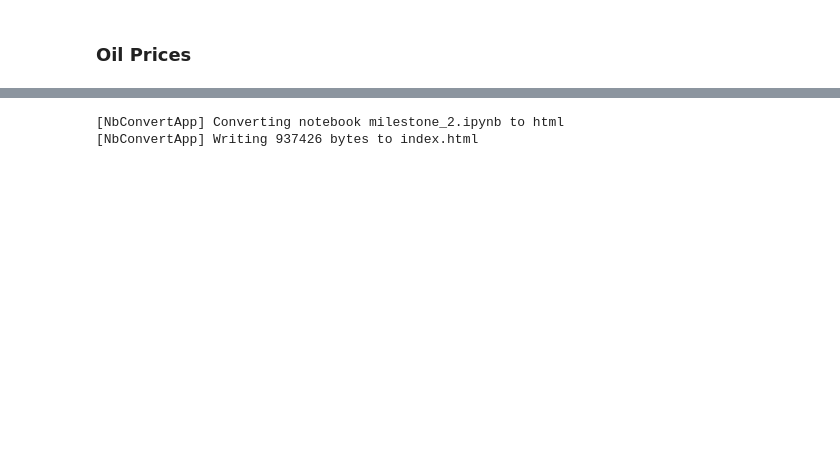
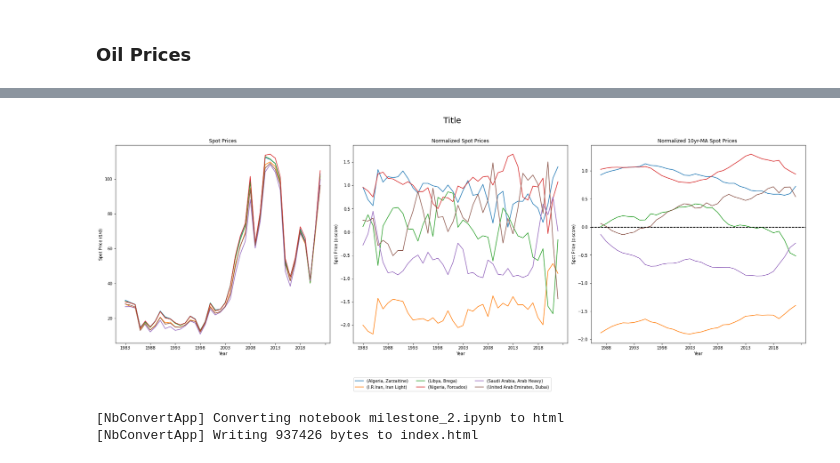
Before and after one commit to willcrodman/data_science_final_project, a Jupyter notebook: milestone_2.ipynb, the cells around one changed output, grey strips where cells are left out. Drawn from its saved outputs; the diff is of its cells as text; code cells hidden in the pictures; blank space fills up the shorter version.

```diff
--- a/milestone_2.ipynb
+++ b/milestone_2.ipynb
@@ -179,3 +205,42 @@ plt.tight_layout()
+# %%
+# Function plots the spot prices of oil, z-score dist. of spot prices and the 10 year moving average of z-score dist. for given list of countries.
+def price_plot_function(cols, title):
+    fig, (ax1, ax2, ax3) = plt.subplots(1, 3, figsize=(24, 8))
+
+    oil_spot_prices[cols].plot(kind='line', legend=False, ax=ax1)
+    ax1.set_xlabel('Year')
+    ax1.set_ylabel('Spot Price ($/d)')
+    ax1.set_title('Spot Prices')
+    ax3.axhline(y=0, color='black', linestyle='--')
+
+    # Computing the z-score
+    oil_spot_prices_norm = opec_oil_spot_prices[cols].apply(zscore, axis=1)
+
+    opec_oil_spot_prices_norm.plot(kind='line', legend=False, ax=ax2)
+    ax2.set_xlabel('Year')
+    ax2.set_ylabel('Spot Price (z-score)')
+    ax2.set_title('Normalized Spot Prices')
+    ax3.axhline(y=0, color='black', linestyle='--')
+
+    # Computing moving average for normalized spot prices.
+    oil_spot_prices_ma = oil_spot_prices_norm.rolling(window=10, min_periods=5).mean()
+
+    oil_spot_prices_ma.plot(kind='line', legend=False, ax=ax3)
+    ax3.set_xlabel('Year')
+    ax3.set_ylabel('Spot Price (z-score)')
+    ax3.set_title('Normalized 10yr-MA Spot Prices ')
+    ax3.axhline(y=0, color='black', linestyle='--')
+
+    lines, labels = ax1.get_legend_handles_labels()
+    fig.legend(lines, labels, loc='center', bbox_to_anchor=(0.5, -0.1), ncol=3)
+    fig.suptitle(title, fontsize=20, y=1.02)
+    plt.tight_layout()
+# %%
+oecd_sample_countries = ['Algeria', 'I.R.Iran', 'Libya', 'Nigeria', 'Saudi Arabia', 'United Arab Emirates']
+oecd_sample_countries = oecd_countries[oecd_countries.isin(oil_spot_prices.columns)]
+price_plot_function(countries, "Title")
+# %% [output]
+[figure, added]
 # %%
 # converting python notebook to html
 !jupyter nbconvert --to html milestone_2.ipynb --output index
```
Also changed, not shown: parts of 17 cells of this notebook, 7 other files.
